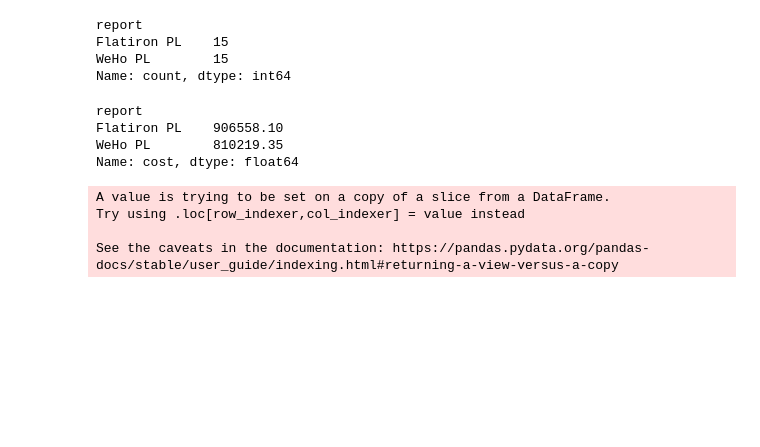
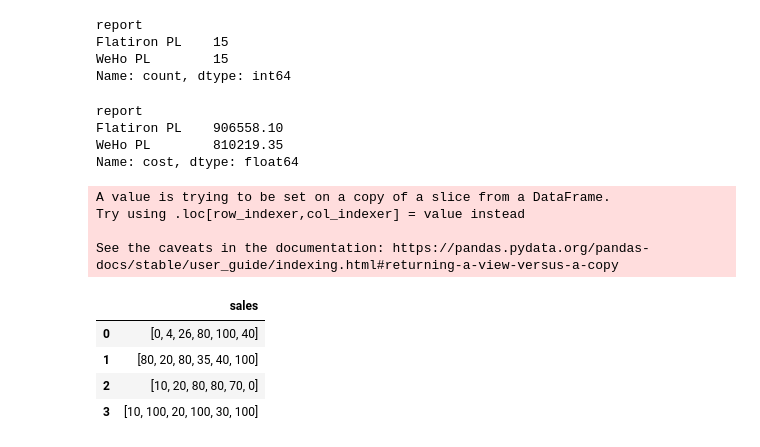
Before and after one commit to jkstarling/Streamlit_Example_RP, a Jupyter notebook: RP_SL_app/sandbox_file.ipynb, the cells around one changed output. Cells and saved outputs as stored; diff of their text form; code cells hidden in the pictures; blank space fills up the shorter version.

```diff
--- a/RP_SL_app/sandbox_file.ipynb
+++ b/RP_SL_app/sandbox_file.ipynb
@@ -90,3 +90,18 @@ fig.update_layout(title='Net Income Over Time',
                   yaxis_title='Net Income',
                   xaxis_tickangle=-45,
                   showlegend=True)
+# %%
+data_df = pd.DataFrame(
+    {"sales": [
+            [0, 4, 26, 80, 100, 40],
+            [80, 20, 80, 35, 40, 100],
+            [10, 20, 80, 80, 70, 0],
+            [10, 100, 20, 100, 30, 100] ] } )
+# %%
+data_df.head()
+# %% [output]
+|  | sales |
+| 0 | [0, 4, 26, 80, 100, 40] |
+| 1 | [80, 20, 80, 35, 40, 100] |
+| 2 | [10, 20, 80, 80, 70, 0] |
+| 3 | [10, 100, 20, 100, 30, 100] |
```
Also changed, not shown: 5 other files.
